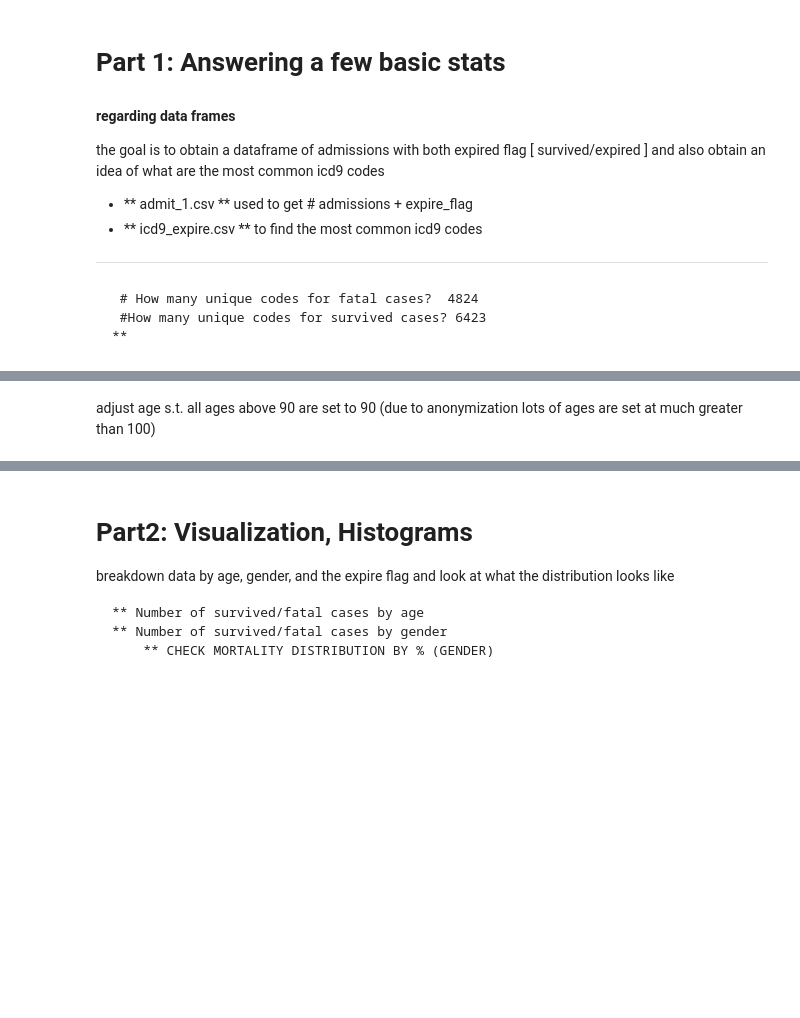
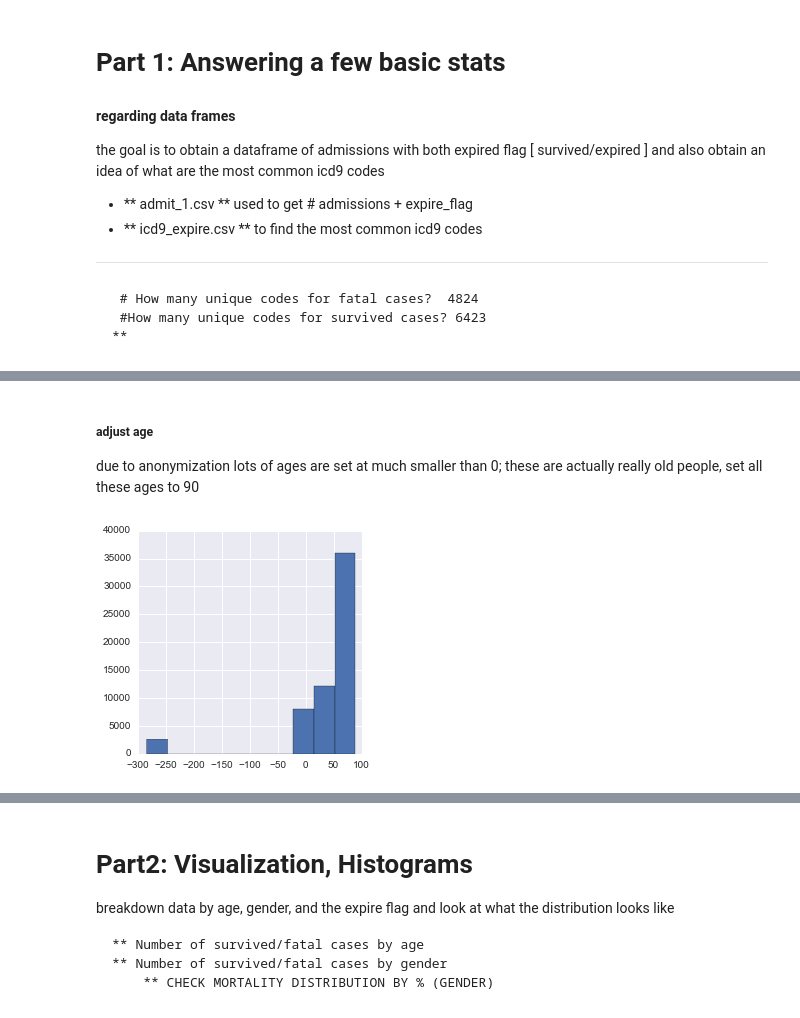
Before and after one commit to billiescodes/mortality_in_ICU, a Jupyter notebook: 01_ExploratoryAnalysis.ipynb, the cells around one changed output, grey strips where cells are left out. Drawn from its saved outputs; the diff is of its cells as text; code cells hidden in the pictures; blank space fills up the shorter version.

```diff
--- a/01_ExploratoryAnalysis.ipynb
+++ b/01_ExploratoryAnalysis.ipynb
@@ -158,12 +193,17 @@ data.head(2)
 # %% [markdown]
-adjust age s.t. all ages above 90 are set to 90 (due to anonymization lots of ages are set at much greater than 100)
+##### adjust age
+due to anonymization lots of ages are set at much smaller than 0; these are actually really old people, set all these ages to 90
 # %%
 ######### ADD AGE
 # Age, the -285 is over 90
 # ('<m8[Y]') is a dtype, that rounds up the years
 
 data['age'] = (pd.to_datetime(data.admittime) - pd.to_datetime(data.dob )
               ).astype('<m8[Y]')
 
-#### SET ALL GREATER THAN 90 AGES TO 90
+data['age'].hist(figsize=(4,4));
+
+#### SET ALL SMALLER THAN 0 AGES TO 90
 data.loc[ (data.age < 0),'age']  = 90.0
+# %% [output]
+[figure, added]
```
Also changed, not shown: parts of 18 cells of this notebook.
